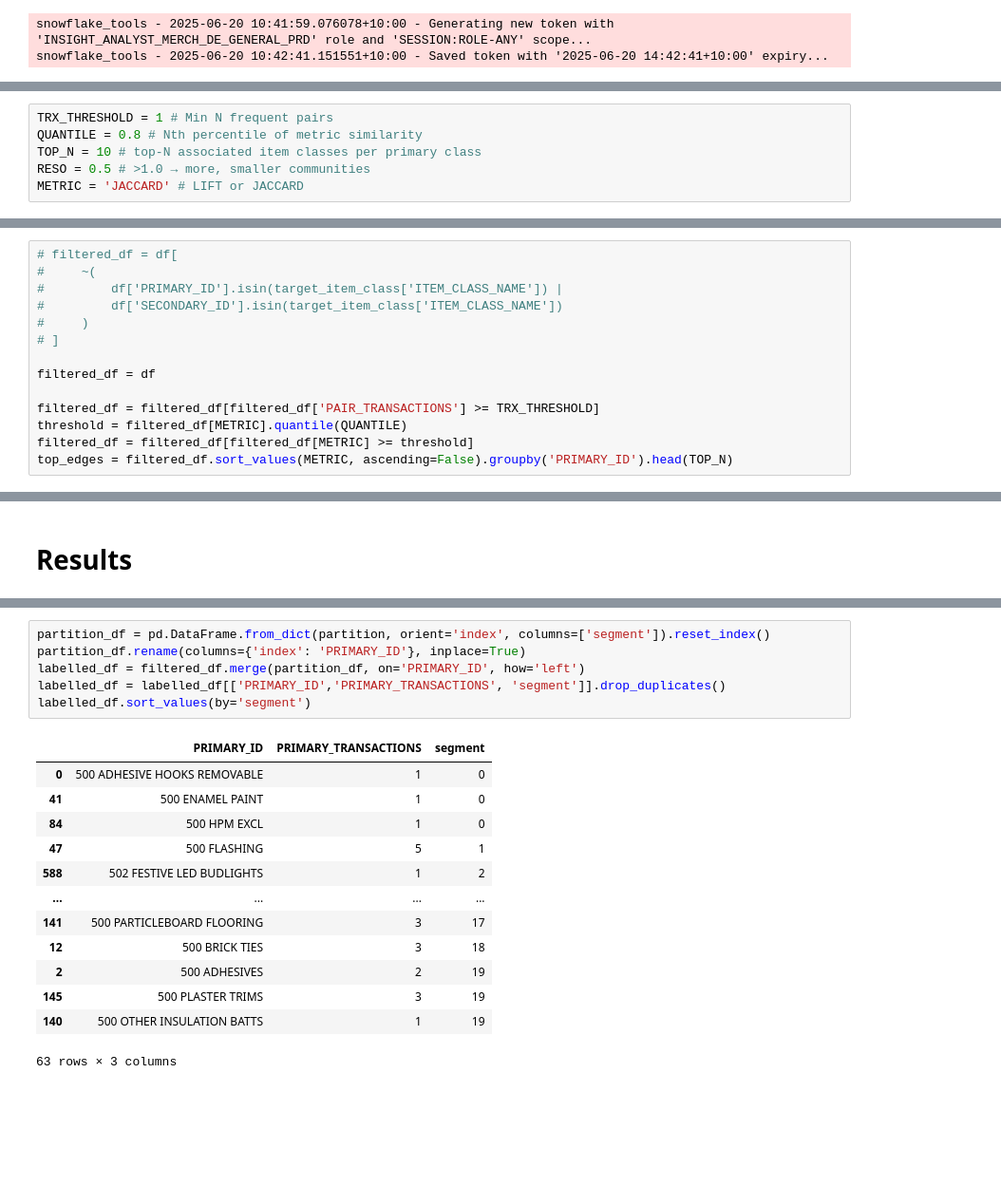
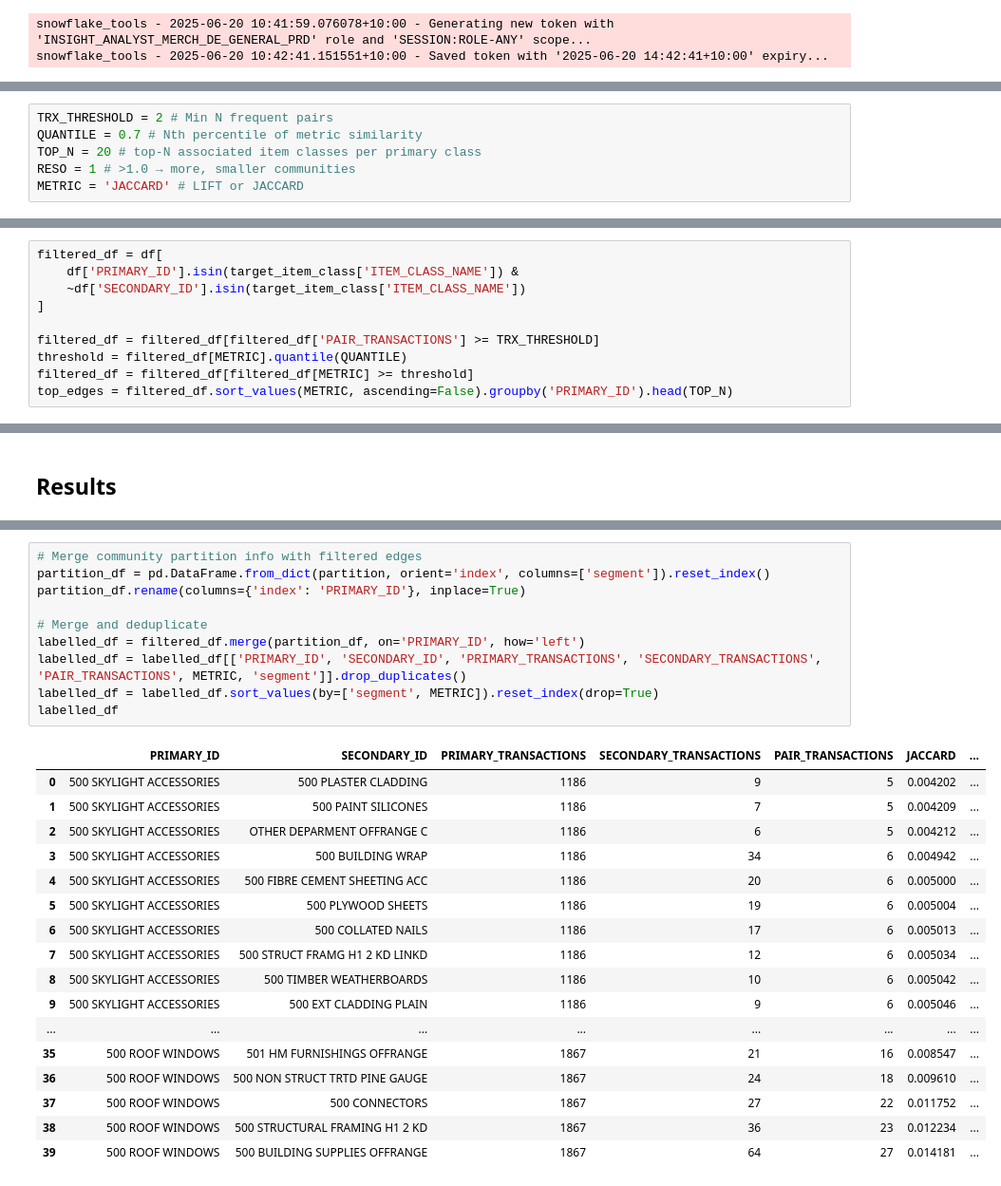
Before and after one commit to Meiji-Tran/Merch-Insights, a Jupyter notebook: Skylight cross shop/sql/Network.ipynb, the cells around one changed output, grey strips where cells are left out. Shown at 95% size. Saved outputs shown, nothing was run; the diff lists cells and outputs as text; blank space fills up the shorter version.

Commit message:
finalise segments

```diff
--- a/Skylight cross shop/sql/Network.ipynb
+++ b/Skylight cross shop/sql/Network.ipynb
@@ -51,6 +90,6 @@ Accross 5 years, 2020-06-18 to 2025-06-18, 179 distinct items sold from this sup
 # %%
-TRX_THRESHOLD = 1 # Min N frequent pairs
-QUANTILE = 0.8 # Nth percentile of metric similarity
-TOP_N = 10 # top-N associated item classes per primary class
-RESO = 0.5 # >1.0 → more, smaller communities
+TRX_THRESHOLD = 2 # Min N frequent pairs
+QUANTILE = 0.7 # Nth percentile of metric similarity
+TOP_N = 20 # top-N associated item classes per primary class
+RESO = 1 # >1.0 → more, smaller communities
 METRIC = 'JACCARD' # LIFT or JACCARD
@@ -66,12 +98,8 @@ METRIC = 'JACCARD' # LIFT or JACCARD
 # %%
-# filtered_df = df[
-#     ~(
-#         df['PRIMARY_ID'].isin(target_item_class['ITEM_CLASS_NAME']) |
-#         df['SECONDARY_ID'].isin(target_item_class['ITEM_CLASS_NAME'])
-#     )
-# ]
-
-filtered_df = df
+filtered_df = df[
+    df['PRIMARY_ID'].isin(target_item_class['ITEM_CLASS_NAME']) &
+    ~df['SECONDARY_ID'].isin(target_item_class['ITEM_CLASS_NAME'])
+]
 
 filtered_df = filtered_df[filtered_df['PAIR_TRANSACTIONS'] >= TRX_THRESHOLD]
 threshold = filtered_df[METRIC].quantile(QUANTILE)
@@ -193,26 +223,34 @@ ValueError: cannot convert float NaN to integer
 # %% [markdown]
-# Results
+## Results
 # %%
 fig.show()
 # %% [output]
 [interactive output not drawn]
 # %%
+# Merge community partition info with filtered edges
 partition_df = pd.DataFrame.from_dict(partition, orient='index', columns=['segment']).reset_index()
 partition_df.rename(columns={'index': 'PRIMARY_ID'}, inplace=True)
+
+# Merge and deduplicate
 labelled_df = filtered_df.merge(partition_df, on='PRIMARY_ID', how='left')
-labelled_df = labelled_df[['PRIMARY_ID','PRIMARY_TRANSACTIONS', 'segment']].drop_duplicates()
-labelled_df.sort_values(by='segment')
+labelled_df = labelled_df[['PRIMARY_ID', 'SECONDARY_ID', 'PRIMARY_TRANSACTIONS', 'SECONDARY_TRANSACTIONS', 'PAIR_TRANSACTIONS', METRIC, 'segment']].drop_duplicates()
+labelled_df = labelled_df.sort_values(by=['segment', METRIC]).reset_index(drop=True)
+labelled_df
 # %% [output]
-|  | PRIMARY_ID | PRIMARY_TRANSACTIONS | segment |
-| 0 | 500 ADHESIVE HOOKS REMOVABLE | 1 | 0 |
-| 41 | 500 ENAMEL PAINT | 1 | 0 |
-| 84 | 500 HPM EXCL | 1 | 0 |
-| 47 | 500 FLASHING | 5 | 1 |
-| 588 | 502 FESTIVE LED BUDLIGHTS | 1 | 2 |
-| ... | ... | ... | ... |
-| 141 | 500 PARTICLEBOARD FLOORING | 3 | 17 |
-| 12 | 500 BRICK TIES | 3 | 18 |
-| 2 | 500 ADHESIVES | 2 | 19 |
-| 145 | 500 PLASTER TRIMS | 3 | 19 |
-| 140 | 500 OTHER INSULATION BATTS | 1 | 19 |
+|  | PRIMARY_ID | SECONDARY_ID | PRIMARY_TRANSACTIONS | SECONDARY_TRANSACTIONS | PAIR_TRANSACTIONS | JACCARD | ... |
+| 0 | 500 SKYLIGHT ACCESSORIES | 500 PLASTER CLADDING | 1186 | 9 | 5 | 0.004202 | ... |
+| 1 | 500 SKYLIGHT ACCESSORIES | 500 PAINT SILICONES | 1186 | 7 | 5 | 0.004209 | ... |
+| 2 | 500 SKYLIGHT ACCESSORIES | OTHER DEPARMENT OFFRANGE C | 1186 | 6 | 5 | 0.004212 | ... |
+| 3 | 500 SKYLIGHT ACCESSORIES | 500 BUILDING WRAP | 1186 | 34 | 6 | 0.004942 | ... |
+| 4 | 500 SKYLIGHT ACCESSORIES | 500 FIBRE CEMENT SHEETING ACC | 1186 | 20 | 6 | 0.005000 | ... |
+| 5 | 500 SKYLIGHT ACCESSORIES | 500 PLYWOOD SHEETS | 1186 | 19 | 6 | 0.005004 | ... |
+| 6 | 500 SKYLIGHT ACCESSORIES | 500 COLLATED NAILS | 1186 | 17 | 6 | 0.005013 | ... |
+| 7 | 500 SKYLIGHT ACCESSORIES | 500 STRUCT FRAMG H1 2 KD LINKD | 1186 | 12 | 6 | 0.005034 | ... |
+| 8 | 500 SKYLIGHT ACCESSORIES | 500 TIMBER WEATHERBOARDS | 1186 | 10 | 6 | 0.005042 | ... |
+| 9 | 500 SKYLIGHT ACCESSORIES | 500 EXT CLADDING PLAIN | 1186 | 9 | 6 | 0.005046 | ... |
+| ... | ... | ... | ... | ... | ... | ... | ... |
+| 35 | 500 ROOF WINDOWS | 501 HM FURNISHINGS OFFRANGE | 1867 | 21 | 16 | 0.008547 | ... |
+| 36 | 500 ROOF WINDOWS | 500 NON STRUCT TRTD PINE GAUGE | 1867 | 24 | 18 | 0.009610 | ... |
+| 37 | 500 ROOF WINDOWS | 500 CONNECTORS | 1867 | 27 | 22 | 0.011752 | ... |
+| 38 | 500 ROOF WINDOWS | 500 STRUCTURAL FRAMING H1 2 KD | 1867 | 36 | 23 | 0.012234 | ... |
+| 39 | 500 ROOF WINDOWS | 500 BUILDING SUPPLIES OFFRANGE | 1867 | 64 | 27 | 0.014181 | ... |
-63 rows × 3 columns
```
Also changed, not shown: parts of 27 cells of this notebook, 2 other files.
